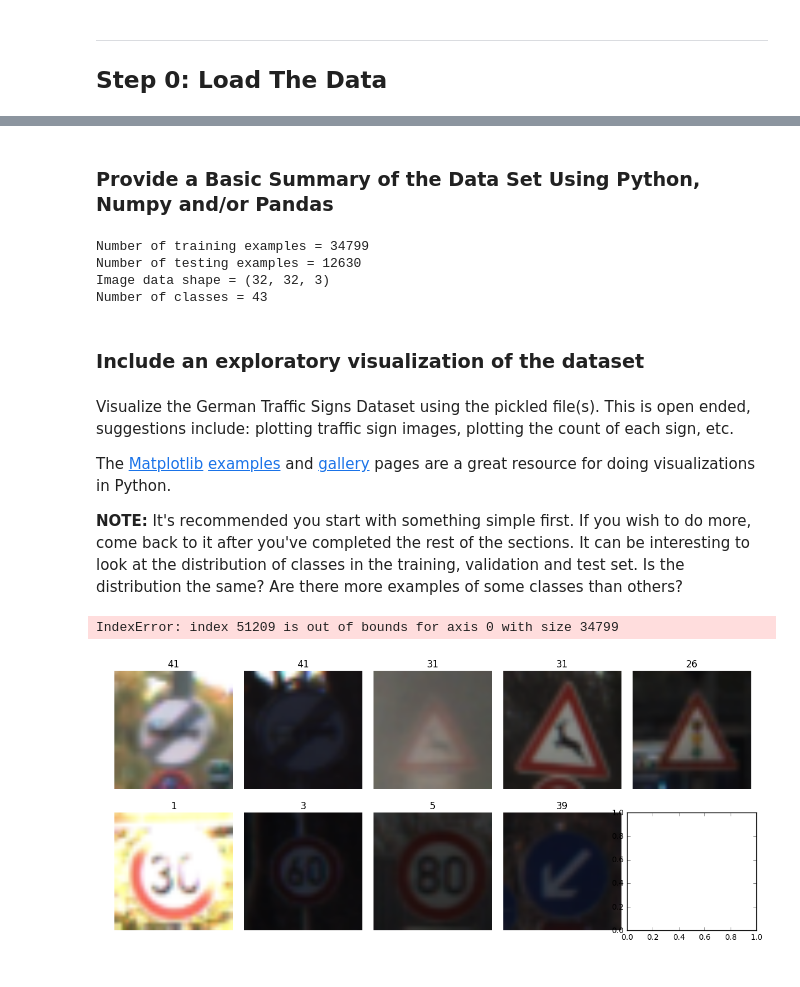
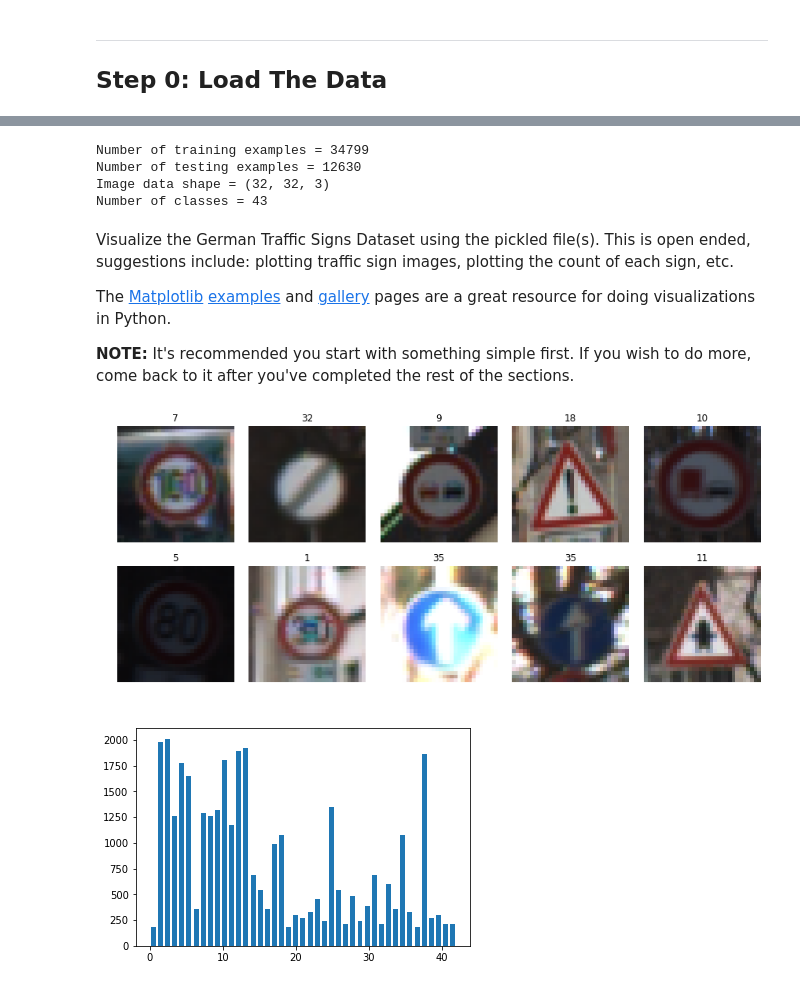
Before and after one commit to ltsimps/Traffic-Classifier-, a Jupyter notebook: Traffic_Sign_Classifier.ipynb, the cells around one changed output, grey strips where cells are left out. Cells and saved outputs as stored; diff of their text form; code cells hidden in the pictures.

Commit message:
taffic signs doneish

```diff
--- a/Traffic_Sign_Classifier.ipynb
+++ b/Traffic_Sign_Classifier.ipynb
@@ -22,21 +16,32 @@ The [rubric](https://review.udacity.com/#!/rubrics/481/view) contains "Stand Out
 # %%
 # Load pickled data
 import pickle
+import cv2
+
 
 # TODO: Fill this in based on where you saved the training and testing data
 
-training_file = './traffic-signs-data/train.p'
-validation_file=  './traffic-signs-data/valid.p'
-testing_file = './traffic-signs-data/test.p'
+training_file = "./train.p"
+testing_file = "./test.p"
+validation_file = "./valid.p"
 
 with open(training_file, mode='rb') as f:
     train = pickle.load(f)
-with open(validation_file, mode='rb') as f:
-    valid = pickle.load(f)
 with open(testing_file, mode='rb') as f:
     test = pickle.load(f)
 
+with open(validation_file, mode='rb') as f:
+    valid = pickle.load(f)
+
 X_train, y_train = train['features'], train['labels']
-X_valid, y_valid = valid['features'], valid['labels']
 X_test, y_test = test['features'], test['labels']
-#print(X_test) test if data loaded correctly
+x_valid, y_valid = valid['features'], valid['labels']
+
+
+
+print("X_train shape:", X_train.shape)
+print("y_train shape:", y_train.shape)
+print("X_test shape:", X_test.shape)
+print("y_test shape:", y_test.shape)
+print("x_valid shape:", x_valid.shape)
+print("y_valid shape:", y_valid.shape)
@@ -56,4 +84,2 @@ Complete the basic data summary below. Use python, numpy and/or pandas methods t
-# %% [markdown]
-### Provide a Basic Summary of the Data Set Using Python, Numpy and/or Pandas
 # %%
 ### Replace each question mark with the appropriate value.
@@ -85,35 +106,41 @@ Number of training examples = 34799
 Number of testing examples = 12630
 Image data shape = (32, 32, 3)
 Number of classes = 43
-# %% [markdown]
-### Include an exploratory visualization of the dataset
 # %% [markdown]
 Visualize the German Traffic Signs Dataset using the pickled file(s). This is open ended, suggestions include: plotting traffic sign images, plotting the count of each sign, etc.
 
 The [Matplotlib](http://matplotlib.org/) [examples](http://matplotlib.org/examples/index.html) and [gallery](http://matplotlib.org/gallery.html) pages are a great resource for doing visualizations in Python.
 
-**NOTE:** It's recommended you start with something simple first. If you wish to do more, come back to it after you've completed the rest of the sections. It can be interesting to look at the distribution of classes in the training, validation and test set. Is the distribution the same? Are there more examples of some classes than others?
+**NOTE:** It's recommended you start with something simple first. If you wish to do more, come back to it after you've completed the rest of the sections.
 # %%
-### Data exploration visualization code goes here.
+### Data exploration visualization goes here.
 ### Feel free to use as many code cells as needed.
 import matplotlib.pyplot as plt
+import random
 # Visualizations will be shown in the notebook.
 %matplotlib inline
+
 # show image of 10 random data points
 fig, axs = plt.subplots(2,5, figsize=(15, 6))
 fig.subplots_adjust(hspace = .2, wspace=.001)
 axs = axs.ravel()
-step = 50
 for i in range(10):
-    index = i+step
+    index = random.randint(0, len(X_train)-5)
     image = X_train[index]
     axs[i].axis('off')
     axs[i].imshow(image)
     axs[i].set_title(y_train[index])
-    step+=step
 # %% [output]
-IndexError: index 51209 is out of bounds for axis 0 with size 34799
-[figure, old version]
+[figure, new version]
+# %%
+# histogram of label frequency
+hist, bins = np.histogram(y_train, bins=n_classes)
+width = 0.7 * (bins[1] - bins[0])
+center = (bins[:-1] + bins[1:]) / 2
+plt.bar(center, hist, align='center', width=width)
+plt.show()
+# %% [output]
+[figure, added]
 # %% [markdown]
 ----
 
```
Also changed, not shown: parts of 60 cells of this notebook, 35 other files.
